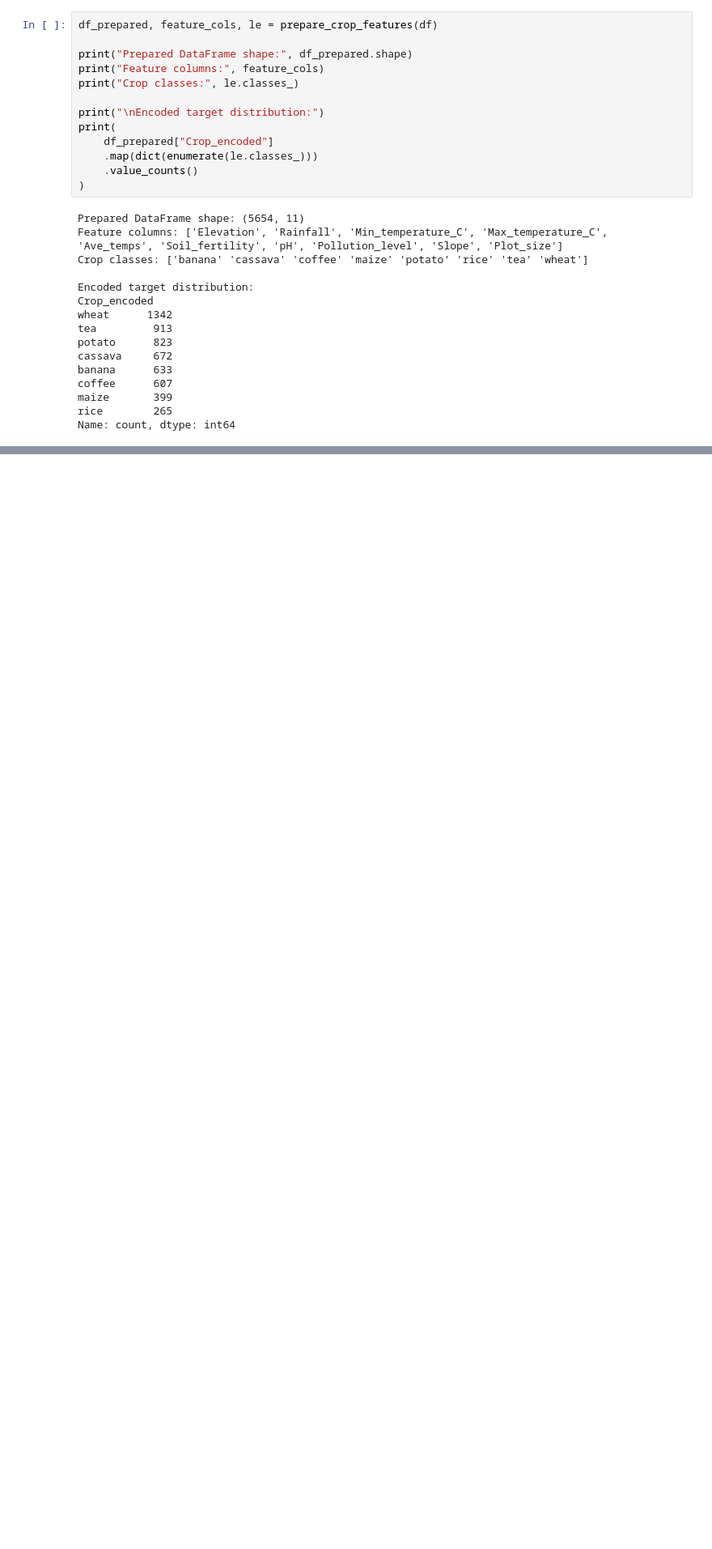
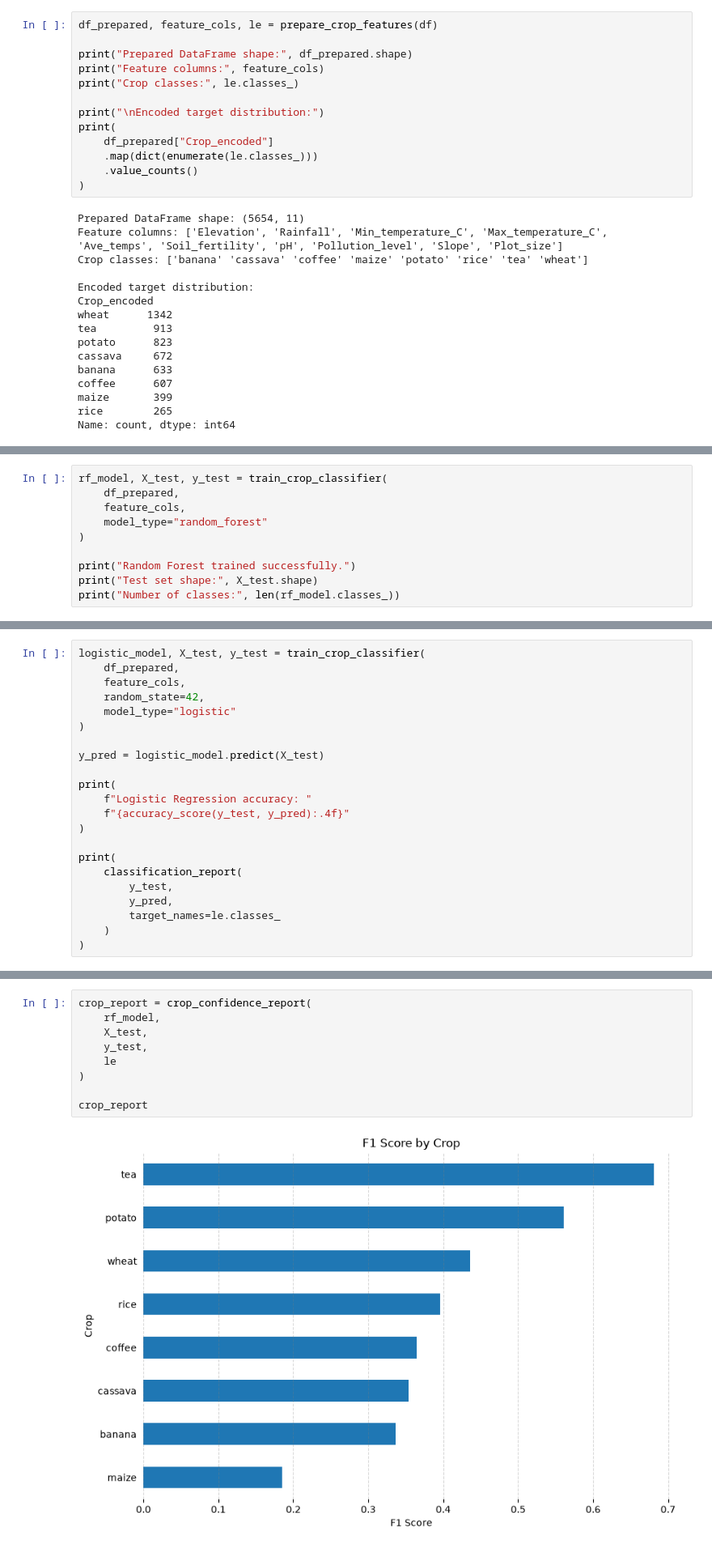
Before and after one commit to olubunmi-thomas/alx_data_science, a Jupyter notebook: DS-5 Supervised Learning II – Classification & Model Selection/module_3/module_3_project.ipynb, the cells around one changed output, grey strips where cells are left out. Shown at 81% size. Drawn from its saved outputs; the diff is of its cells as text; blank space fills up the shorter version.

```diff
--- a/DS-5 Supervised Learning II – Classification & Model Selection/module_3/module_3_project.ipynb
+++ b/DS-5 Supervised Learning II – Classification & Model Selection/module_3/module_3_project.ipynb
@@ -176,0 +239,10 @@ Create a function `train_crop_classifier` that:
+# %%
+rf_model, X_test, y_test = train_crop_classifier(
+    df_prepared,
+    feature_cols,
+    model_type="random_forest"
+)
+
+print("Random Forest trained successfully.")
+print("Test set shape:", X_test.shape)
+print("Number of classes:", len(rf_model.classes_))
@@ -176,0 +253,22 @@ Create a function `train_crop_classifier` that:
+# %%
+logistic_model, X_test, y_test = train_crop_classifier(
+    df_prepared,
+    feature_cols,
+    random_state=42,
+    model_type="logistic"
+)
+
+y_pred = logistic_model.predict(X_test)
+
+print(
+    f"Logistic Regression accuracy: "
+    f"{accuracy_score(y_test, y_pred):.4f}"
+)
+
+print(
+    classification_report(
+        y_test,
+        y_pred,
+        target_names=le.classes_
+    )
+)
@@ -176,0 +710,11 @@ Create a function `train_crop_classifier` that:
+# %%
+crop_report = crop_confidence_report(
+    rf_model,
+    X_test,
+    y_test,
+    le
+)
+
+crop_report
+# %% [output]
+[figure, added]
```
Also changed, not shown: parts of 24 cells of this notebook, 13 other files.
